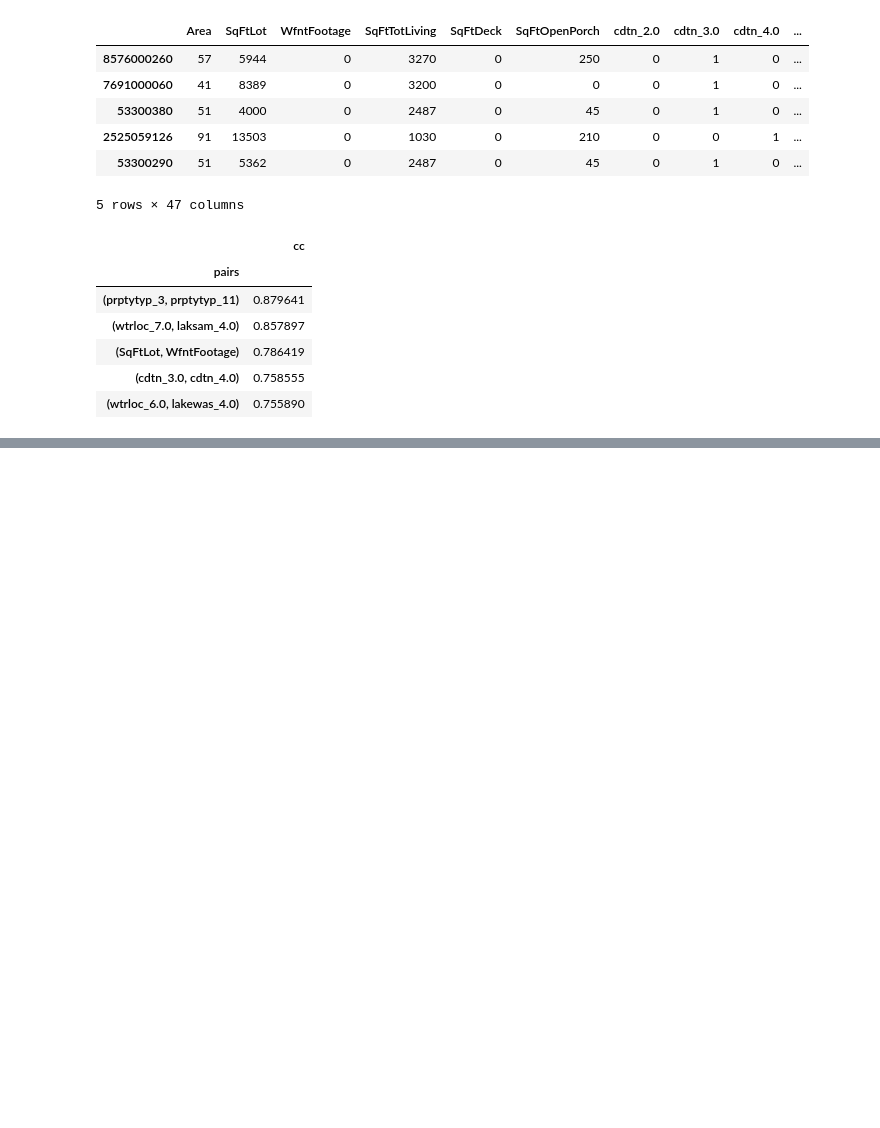
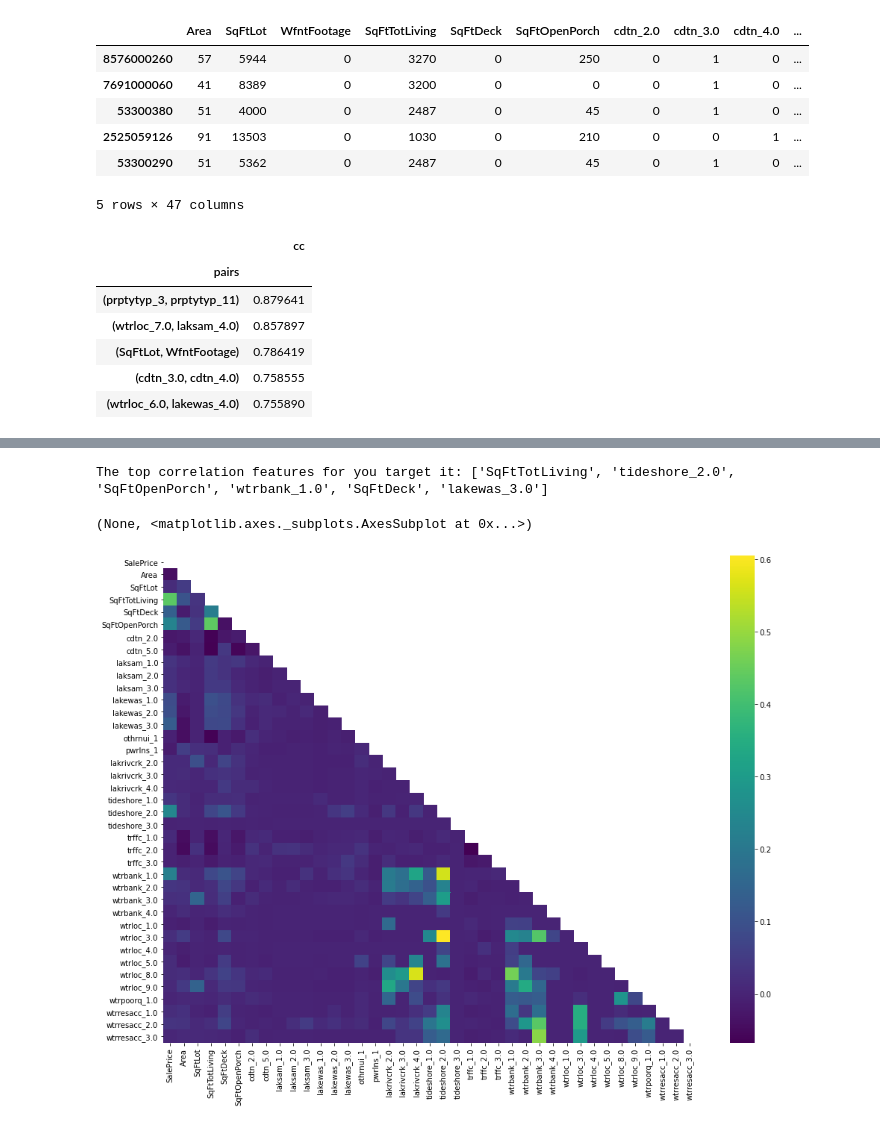
Before and after one commit to howen7/KingHousing, a Jupyter notebook: notebooks/exploratory/Paul_first_model.ipynb, the cells around one changed output, grey strips where cells are left out. Cells and saved outputs as stored; diff of their text form; code cells hidden in the pictures; blank space fills up the shorter version.

```diff
--- a/notebooks/exploratory/Paul_first_model.ipynb
+++ b/notebooks/exploratory/Paul_first_model.ipynb
@@ -58,18 +67,18 @@ data_pred.head()
 | 53300290 | 51 | 5362 | 0 | 2487 | 0 | 45 | 0 | 1 | 0 | ... |
 5 rows × 47 columns
 # %%
-df=data_pred.corr().abs().stack().reset_index().sort_values(0, ascending=False)
+df_corr=data_pred.corr().abs().stack().reset_index().sort_values(0, ascending=False)
 
 
-df['pairs'] = list(zip(df.level_0, df.level_1))
+df_corr['pairs'] = list(zip(df_corr.level_0, df_corr.level_1))
 
 
-df.set_index(['pairs'], inplace = True)
+df_corr.set_index(['pairs'], inplace = True)
 
 
-df.drop(columns=['level_1', 'level_0'], inplace = True)
+df_corr.drop(columns=['level_1', 'level_0'], inplace = True)
 
-df.columns = ['cc']
+df_corr.columns = ['cc']
 
-df.drop_duplicates(inplace=True)
+df_corr.drop_duplicates(inplace=True)
 # %%
@@ -131,0 +105,2 @@ data_pred.corr()
+# %%
+df.drop(columns = ['WfntFootage','prptytyp_3','prptytyp_11', 'wtrloc_7.0', 'laksam_4.0', 'cdtn_3.0', 'cdtn_4.0', 'wtrloc_6.0', 'lakewas_4.0'], inplace = True)
@@ -131,0 +123,2 @@ data_pred.corr()
+# %%
+df.drop(columns='DocumentDate', inplace= True)
@@ -131,0 +127,6 @@ data_pred.corr()
+# %%
+correlation_info(df,'SalePrice', .10)
+# %% [output]
+The top correlation features for you target it: ['SqFtTotLiving', 'tideshore_2.0', 'SqFtOpenPorch', 'wtrbank_1.0', 'SqFtDeck', 'lakewas_3.0']
+(None, <matplotlib.axes._subplots.AxesSubplot at 0x...>)
+[figure, added]
```
Also changed, not shown: parts of 21 cells of this notebook.
